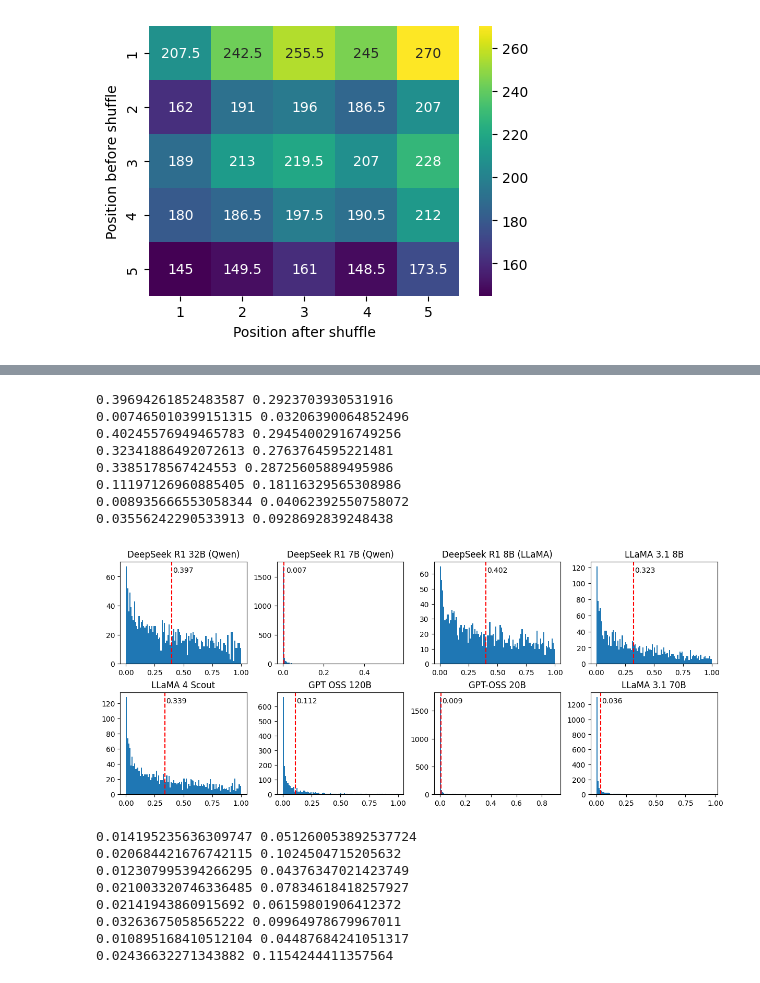
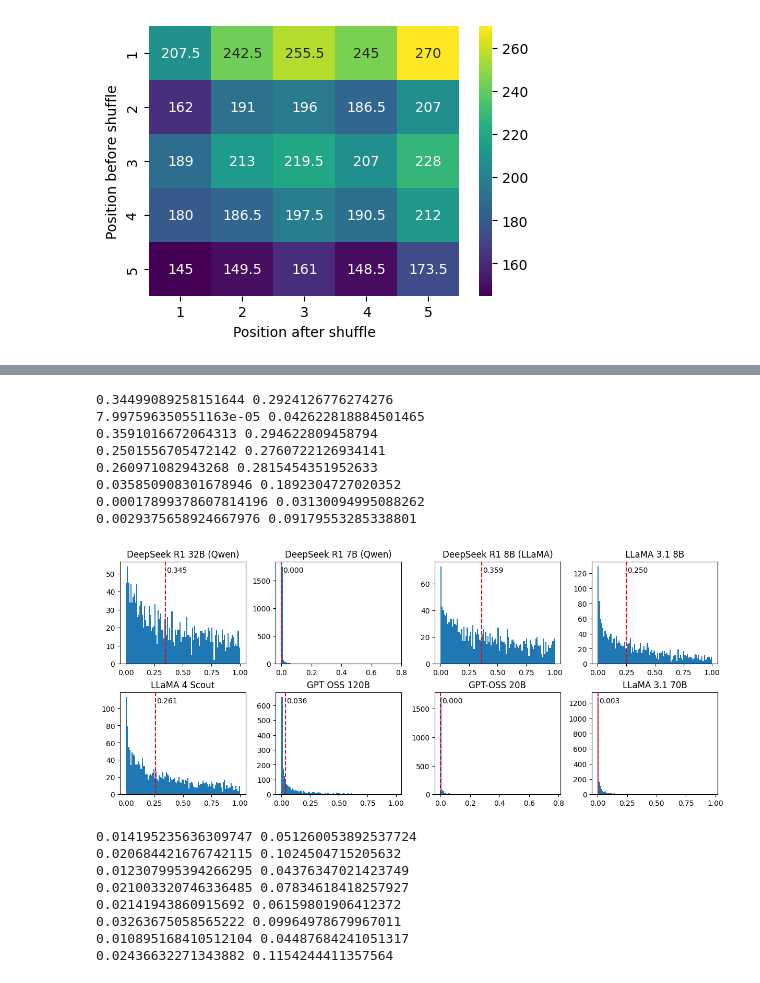
Before and after one commit to GoComputing/Positional-Bias, a Jupyter notebook: notebooks/bias_analysis.ipynb, the cells around one changed output, grey strips where cells are left out. Cells and saved outputs as stored; diff of their text form; code cells hidden in the pictures.

```diff
--- a/notebooks/bias_analysis.ipynb
+++ b/notebooks/bias_analysis.ipynb
@@ -329,6 +329,18 @@ def entropy(counts):
 
     return entropy
 
+def total_variation_distance(p):
+    p = np.asarray(p, dtype=float)
+
+    # Validate
+    assert np.isclose(p.sum(), 1.0), "Probabilities must sum to 1"
+    assert np.all(p >= 0), "Probabilities must be non-negative"
+
+    k = len(p)
+    uniform = np.ones(k) / k
+
+    return 0.5 * np.sum(np.abs(p - uniform))
+
 def exp_notation_latex(number, n_significant):
     str_format = f'{{:.{n_significant}e}}'
     str_format = str_format.format(number)
@@ -355,6 +367,7 @@ for i,model_name in enumerate(models):
     stats[model_name] = {
         'kl_divergence': KL(counts/counts.sum(), uniform_distribution),
         'entropy': entropy(counts),
+        'total_variance': total_variation_distance(counts/counts.sum())
     }
 
     # Run chi-squared test for independence
@@ -378,9 +391,9 @@ if len(models)%ncols != 0:
 plt.savefig(f"figures/all_raw_probability_distributions.pdf", format="pdf", bbox_inches="tight")
 plt.show()
 
-print('Model name & KL divergence & Entropy (base e) \\\\')
+print('Model name & KL divergence & Entropy (base e) & Total variance \\\\')
 for model_name, model_stats in stats.items():
-    print(f'{model_name} & ${exp_notation_latex(model_stats["kl_divergence"], 3)}$ & ${model_stats["entropy"]:.3f}$ \\\\')
+    print(f'{model_name} & ${exp_notation_latex(model_stats["kl_divergence"], 3)}$ & ${model_stats["entropy"]:.3f}$ & ${model_stats["total_variance"]:.3f}$ \\\\')
 # %% [output]
 DeepSeek R1 32B (Qwen) & 0.0000e+00 & 0.0784 \\
 DeepSeek R1 7B (Qwen) & 2.1390e-272 & 0.0749 \\
@@ -424,46 +421,46 @@ if len(models)%ncols != 0:
 
 fig, axs = plt.subplots(nrows=nrows, ncols=ncols, figsize=(12, 5), constrained_layout = True)
 
 for i,model_name in enumerate(models):
 
     p_values = []
 
     grouped_queries = dict()
     for query, group in cm_set[model_name]['all_samples'].groupby('query'):
-        subsampled_results.append(group.sample(1)['raw_pred_pos'])
         grouped_queries[query] = group['raw_pred_pos'].tolist()
     for _ in range(2000):
         # Run subsampled test of uniformity
         subsampled_results = []
         for query, pred_positions in grouped_queries.items():
             subsampled_results.append(random.choice(pred_positions))
         _, subsampled_results_counts = np.unique(subsampled_results, return_counts=True)
         stat, p_value = chisquare(
             subsampled_results_counts,
             uniform_distribution * len(subsampled_results))
 
         p_values.append(p_value)
 
     mean = np.mean(p_values)
+    median = np.median(p_values)
     std = np.std(p_values)
 
     axs[i//ncols][i%ncols].hist(p_values, bins=100)
-    axs[i//ncols][i%ncols].axvline(mean, color='r', linestyle='--')
-    axs[i//ncols][i%ncols].text(mean+0.01, axs[i//ncols][i%ncols].get_ylim()[1]*0.95, f'{mean:.3f}', va='top')
+    axs[i//ncols][i%ncols].axvline(median, color='r', linestyle='--')
+    axs[i//ncols][i%ncols].text(median+0.01, axs[i//ncols][i%ncols].get_ylim()[1]*0.95, f'{median:.3f}', va='top')
     axs[i//ncols][i%ncols].set_title(model_name)
-    print(mean, std)
+    print(median, std)
 
 plt.show()
 # %% [output]
-0.39694261852483587 0.2923703930531916
-0.007465010399151315 0.03206390064852496
-0.40245576949465783 0.29454002916749256
-0.32341886492072613 0.2763764595221481
-0.3385178567424553 0.28725605889495986
-0.11197126960885405 0.18116329565308986
-0.008935666553058344 0.04062392550758072
-0.03556242290533913 0.0928692839248438
+0.34499089258151644 0.2924126776274276
+7.997596350551163e-05 0.042622818884501465
+0.3591016672064313 0.294622809458794
+0.2501556705472142 0.2760722126934141
+0.260971082943268 0.2815454351952633
+0.035850908301678946 0.1892304727020352
+0.00017899378607814196 0.03130094995088262
+0.0029375658924667976 0.09179553285338801
-[figure, old version]
+[figure, new version]
 # %%
 ncols = 4
 nrows = len(models) // ncols
```
Also changed, not shown: parts of 2 cells of this notebook.
